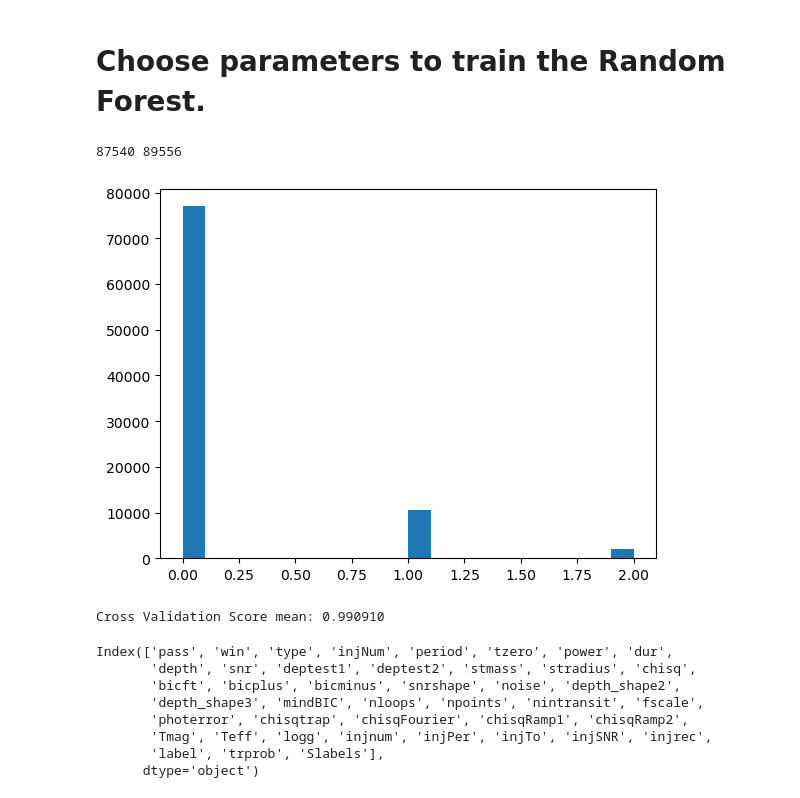
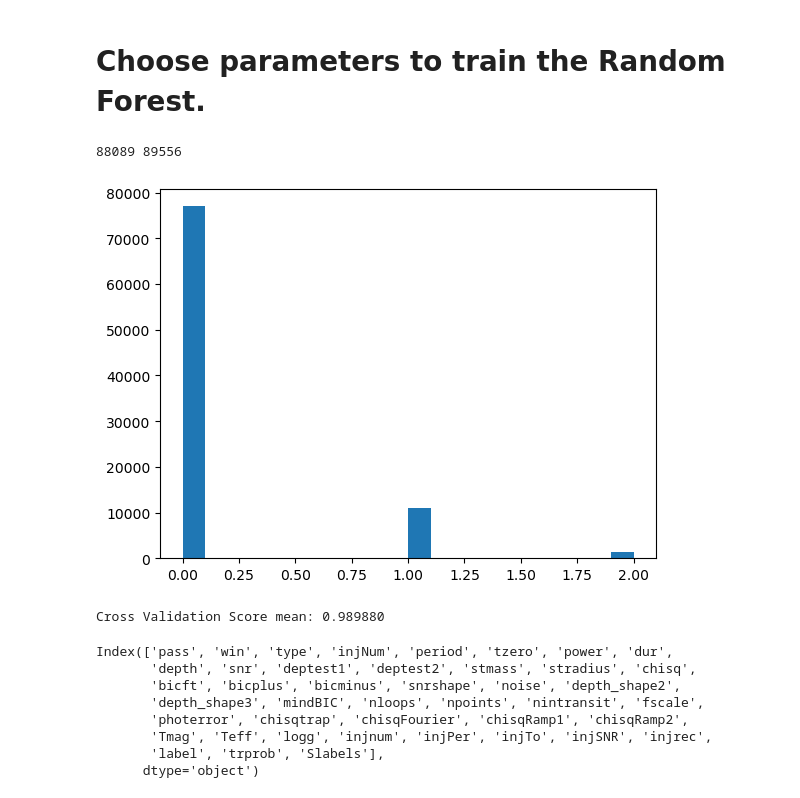
Before and after one commit to mustaric/tess_xrp_exoplanets, a Jupyter notebook: classify/random_forest_20240817.ipynb, the cells around one changed output. Drawn from its saved outputs; the diff is of its cells as text; code cells hidden in the pictures.

```diff
--- a/classify/random_forest_20240817.ipynb
+++ b/classify/random_forest_20240817.ipynb
@@ -78,7 +78,7 @@ for prob in np.arange(0.1,1,.2):
 # %%
 #Define the good and bad labels, rejecting those that sit in the middle, meaning they have contamination from the injections.
 Slabels = np.ones(len(tces)) + 1
-Slabels[tces['injrec'] > 0.8] = 1
+Slabels[tces['injrec'] > 0.75] = 1
 Slabels[tces['injrec'] < 0.001] = 0
 
 tces['Slabels'] = Slabels
@@ -88,42 +88,42 @@ keep = tces['Slabels'] < 1.9
 keeptces = tces[keep].copy(deep=True)
 print(len(keeptces), len(tces))
 
 ans = plt.hist(Slabels, 20)
 
 #Pick metrics
 metrics=["period",
          #"power",
          "dur",
          #"depth","snr",
          "deptest1","deptest2",
          "chisq",
          "bicft","bicplus","bicminus","snrshape","noise","depth_shape2","depth_shape3",
          "mindBIC","nloops",
          "npoints",
           "nintransit",
           "fscale",
          "photerror","chisqtrap",
          #"chisqFourier","chisqRamp1","chisqRamp2",
          #"Tmag", "logg", "Teff"
          ]
 
 
 
 X = np.array(keeptces[metrics])
 X[~np.isfinite(X)] = -9999
 
 #Here we define the test and training sets using a routine written by Scikitlearn
 X_train, X_test, y_train, y_test = train_test_split(X, keeptces['label'], test_size=0.3)
 # %% [output]
-87540 89556
+88089 89556
-[figure, old version]
+[figure, new version]
 # %%
 rf = RandomForestClassifier(n_estimators=40,max_depth=None, min_samples_split=2, random_state=0)
 rf.fit(X_train, y_train)
 scores= cross_val_score(rf, X_train, y_train, cv=6)
 print("Cross Validation Score mean: %f" % scores.mean())
 # %% [output]
-Cross Validation Score mean: 0.990910
+Cross Validation Score mean: 0.989880
 # %%
 tces.columns
 # %% [output]
```
Also changed, not shown: parts of 14 cells of this notebook.
